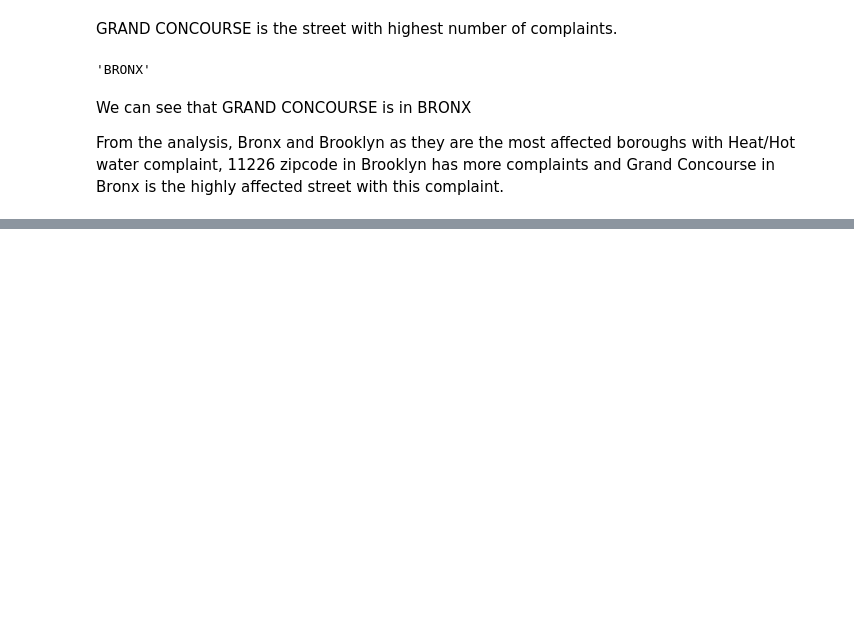
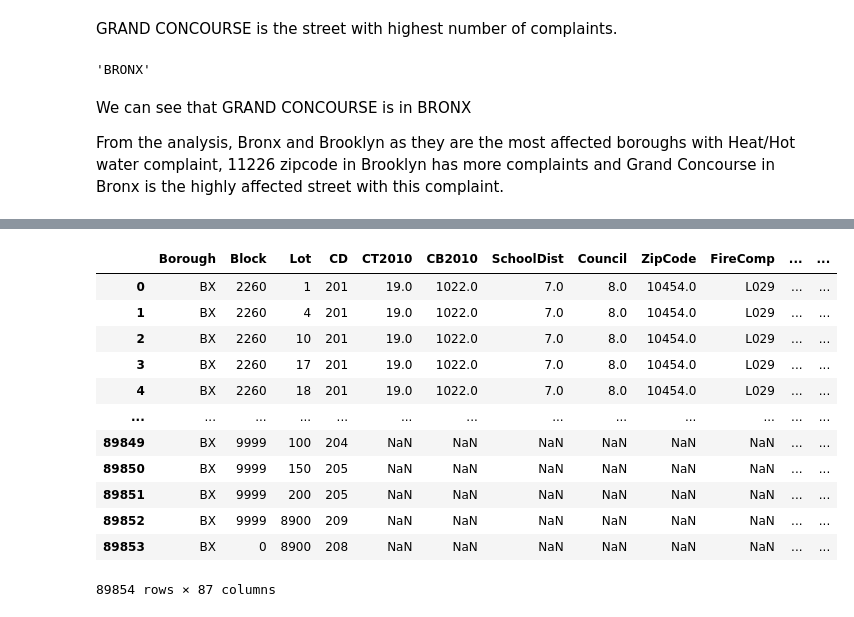
Before and after one commit to ram-polisetti/DataScience, a Jupyter notebook: nyc-311-request-analysis.ipynb, the cells around one changed output, grey strips where cells are left out. Cells and saved outputs as stored; diff of their text form; code cells hidden in the pictures; blank space fills up the shorter version.

Commit message:
Kaggle Notebook | NYC 311 Request Analysis | Version 5

```diff
--- a/nyc-311-request-analysis.ipynb
+++ b/nyc-311-request-analysis.ipynb
@@ -469,0 +487,16 @@ From the analysis, Bronx and Brooklyn as they are the most affected boroughs wit
+# %%
+pd.read_csv('/kaggle/input/nyc311opendata//BX_18v1.csv')
+# %% [output]
+|  | Borough | Block | Lot | CD | CT2010 | CB2010 | SchoolDist | Council | ZipCode | FireComp | ... | ... |
+| 0 | BX | 2260 | 1 | 201 | 19.0 | 1022.0 | 7.0 | 8.0 | 10454.0 | L029 | ... | ... |
+| 1 | BX | 2260 | 4 | 201 | 19.0 | 1022.0 | 7.0 | 8.0 | 10454.0 | L029 | ... | ... |
+| 2 | BX | 2260 | 10 | 201 | 19.0 | 1022.0 | 7.0 | 8.0 | 10454.0 | L029 | ... | ... |
+| 3 | BX | 2260 | 17 | 201 | 19.0 | 1022.0 | 7.0 | 8.0 | 10454.0 | L029 | ... | ... |
+| 4 | BX | 2260 | 18 | 201 | 19.0 | 1022.0 | 7.0 | 8.0 | 10454.0 | L029 | ... | ... |
+| ... | ... | ... | ... | ... | ... | ... | ... | ... | ... | ... | ... | ... |
+| 89849 | BX | 9999 | 100 | 204 | NaN | NaN | NaN | NaN | NaN | NaN | ... | ... |
+| 89850 | BX | 9999 | 150 | 205 | NaN | NaN | NaN | NaN | NaN | NaN | ... | ... |
+| 89851 | BX | 9999 | 200 | 205 | NaN | NaN | NaN | NaN | NaN | NaN | ... | ... |
+| 89852 | BX | 9999 | 8900 | 209 | NaN | NaN | NaN | NaN | NaN | NaN | ... | ... |
+| 89853 | BX | 0 | 8900 | 208 | NaN | NaN | NaN | NaN | NaN | NaN | ... | ... |
+89854 rows × 87 columns
```
Also changed, not shown: parts of 20 cells of this notebook.
